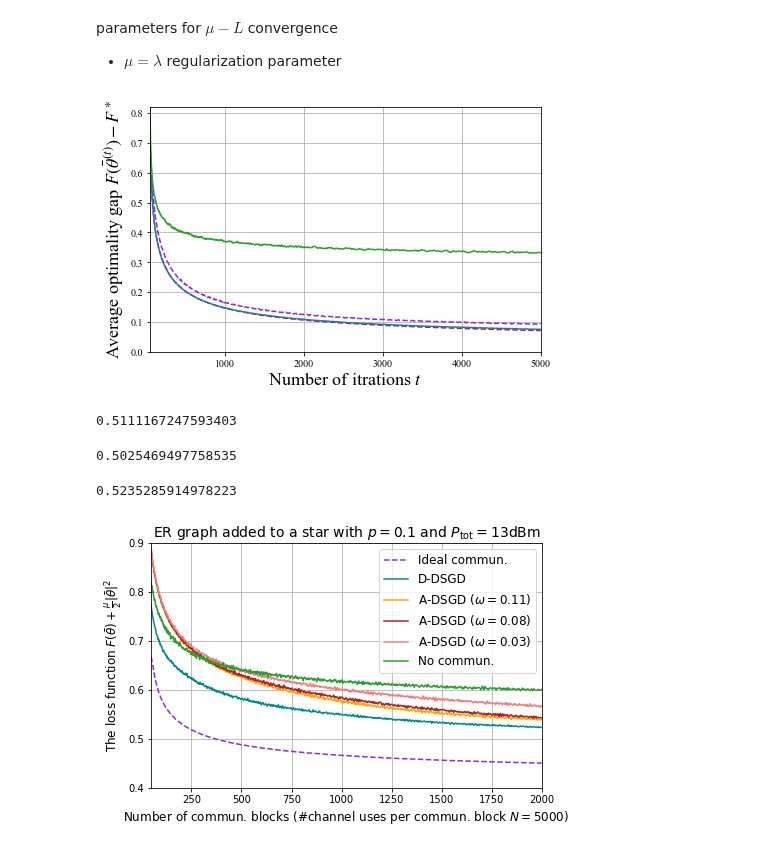
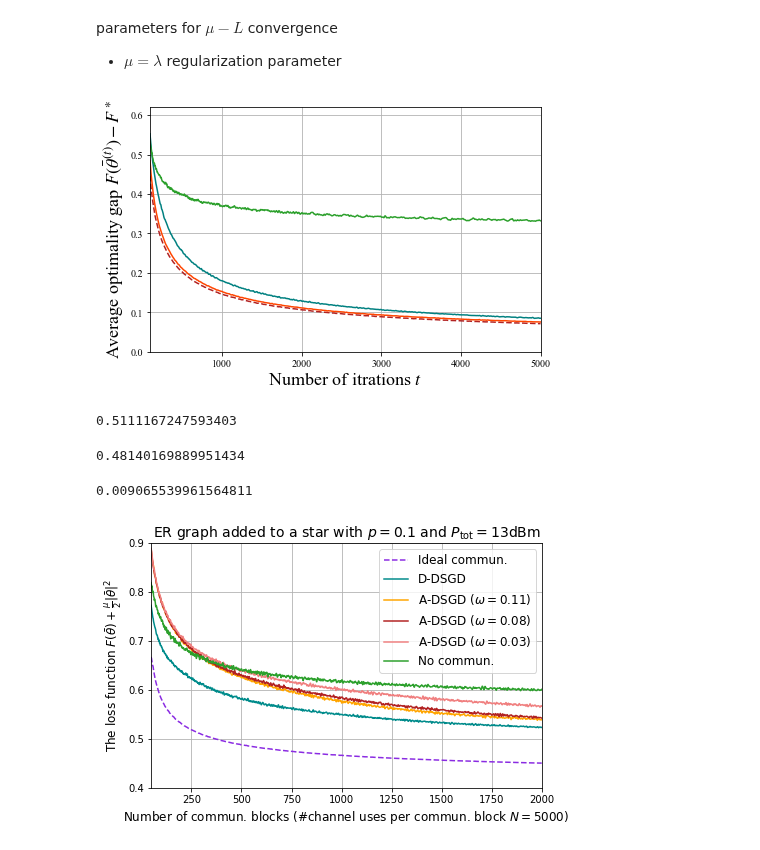
Before and after one commit to Fuzzy-Face/JSAC_FL, a Jupyter notebook: temp.ipynb, the cells around one changed output. Cells and saved outputs as stored; diff of their text form; code cells hidden in the pictures.

Commit message:
Trial for ideal commun. under analog-good hypers

```diff
--- a/temp.ipynb
+++ b/temp.ipynb
@@ -59,39 +59,39 @@ df8 = pd.DataFrame(losseses[0], columns = ['Device_{}'.format(i + 1) for i in ra
 # %%
 plt.rc('font', family='Times New Roman')
 mpl.rcParams["mathtext.fontset"] = 'stix'
 fig, ax = plt.subplots(figsize = (7.0,4.5))
 df1.rolling(window = 20).mean().mean(axis = 1).plot(style = '--', color = 'firebrick', label = r'ideal commun.')
-# df2.rolling(window = 20).mean().mean(axis = 1).plot(color = 'orangered', label = r'CG ($\delta=1$)')
+df2.rolling(window = 20).mean().mean(axis = 1).plot(color = 'orangered', label = r'CG ($\delta=1$)')
 # df3.rolling(window = 20).mean().mean(axis = 1).plot(color = 'blueviolet', label = r'2-D torus ($\delta=0.31$)')
 # df4.rolling(window = 20).mean().mean(axis = 1).plot(color = 'saddlebrown', label = r'star ($\delta=0.10$)')
-# df5.rolling(window = 20).mean().mean(axis = 1).plot(color = 'teal', label = r'chain graph ($\delta=0.01$)')
-df6.rolling(window = 20).mean().mean(axis = 1).plot(color = 'tab:blue', label = r'ER graph ($p=0.2$)')
-df7.rolling(window = 10).mean().mean(axis = 1).plot(style = '--', color = 'blueviolet', label = 'Ideal commun.')
+df5.rolling(window = 20).mean().mean(axis = 1).plot(color = 'teal', label = r'chain graph ($\delta=0.01$)')
+# df6.rolling(window = 20).mean().mean(axis = 1).plot(color = 'tab:orange', label = r'ER graph ($p=0.2$)')
+# df7.rolling(window = 10).mean().mean(axis = 1).plot(style = '--', color = 'pink', label = 'Ideal commun.')
 df8.rolling(window = 49).mean().mean(axis = 1).plot(color = 'tab:green', label = 'no commun.')
 
 plt.xlabel(r'Number of itrations $t$', fontsize = 18)
 plt.ylabel(r'Average optimality gap $F(\bar{\theta}^{(t)})-F^\ast$', fontsize = 18)
 # plt.title(r'ER graph with $p = 0.2$ and $\barP = -57$dBm', fontsize = 14)
-plt.xlim((50, 5000))
-plt.ylim((0, 0.82))
+plt.xlim((100, 5000))
+plt.ylim((0, 0.62))
 plt.grid()
 # plt.legend(loc = 'upper right', fontsize = 14)
 # plt.savefig('C:/Users/Helen/documents/visiting_research@KCL/D2D_DSGD/repo_jv/fig/comp_loss_vs_commun_small_N.pdf',format='pdf', dpi=600)
 plt.show()
 # %% [output]
-[figure, old version]
+[figure, new version]
 # %%
 df4.rolling(window = 20).mean().mean(axis = 1).min() + opt
 # %% [output]
 0.5111167247593403
 # %%
-df7.rolling(window = 49).mean().mean(axis = 1).min()+ opt
+df1.rolling(window = 49).mean().mean(axis = 1).min()+ opt
 # %% [output]
-0.5025469497758535
+0.48140169889951434
 # %%
-df7.rolling(window = 49).mean().mean(axis = 1)[2658] + opt
+df5.rolling(window = 20).mean().mean(axis = 1).min() - df2.rolling(window = 49).mean().mean(axis = 1).min()
 # %% [output]
-0.5235285914978223
+0.009065539961564811
 # %%
 # For an ER graph of connectivity probability of p = 0.10 generated based on a STAR
 # standard DSGD
```
Also changed, not shown: parts of 1 cell of this notebook, 2 other files.
